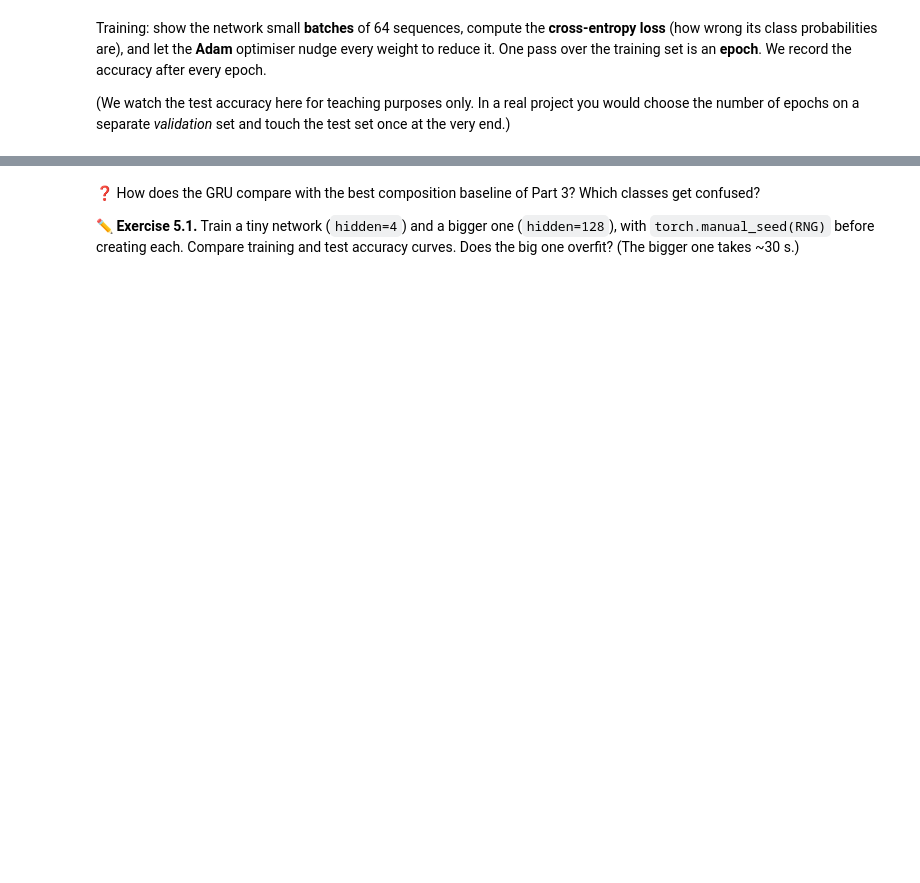
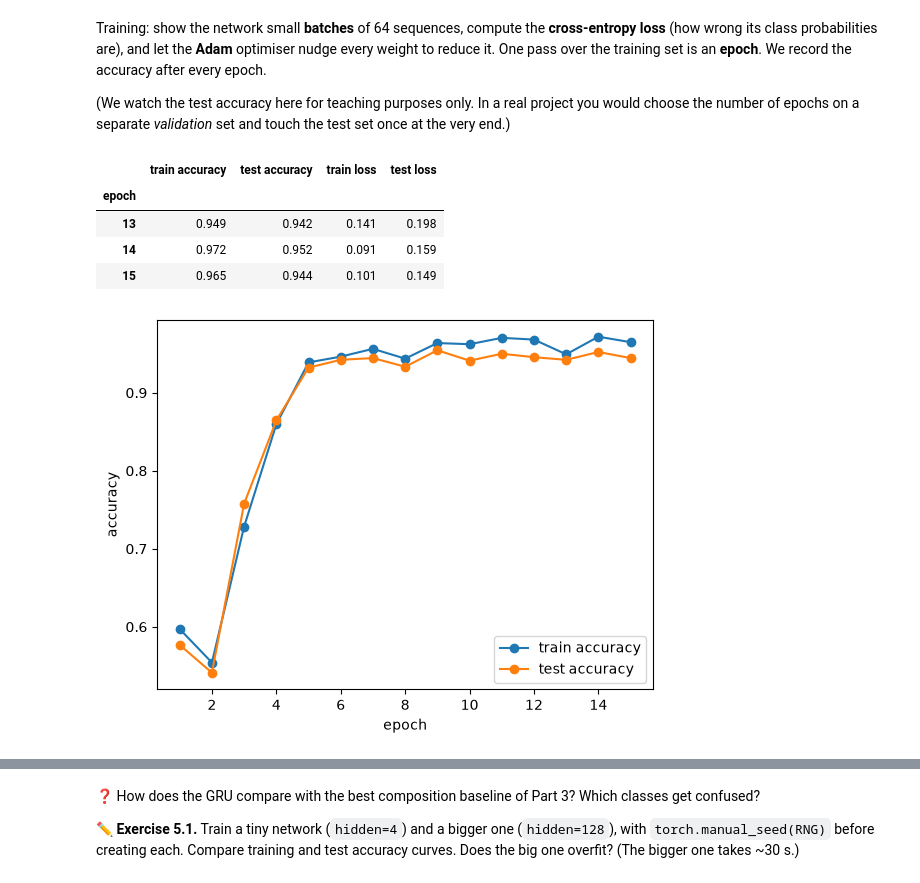
Before and after one commit to giorginolab/AI-qbio-classes, a Jupyter notebook: course/t03_rnn_protein_targeting.ipynb, the cells around one changed output, grey strips where cells are left out. Saved outputs shown, nothing was run; the diff lists cells and outputs as text; code cells hidden in the pictures; blank space fills up the shorter version.

```diff
--- a/course/t03_rnn_protein_targeting.ipynb
+++ b/course/t03_rnn_protein_targeting.ipynb
@@ -265,31 +315,46 @@ the number of epochs on a separate *validation* set and touch the test set once
 # %%
 def accuracy(model, X, Y):
     model.eval()
     with torch.no_grad():
         return (model(X).argmax(dim=1) == Y).float().mean().item()
+
+def mean_loss(model, X, Y):
+    model.eval()
+    with torch.no_grad():
+        return nn.functional.cross_entropy(model(X), Y).item()
 
 def train(model, X_tr, Y_tr, X_te, Y_te, epochs=15, lr=0.01, batch_size=64, seed=RNG):
     torch.manual_seed(seed)
     optimiser = torch.optim.Adam(model.parameters(), lr=lr)
     loss_fn = nn.CrossEntropyLoss()
     history = []
     for epoch in range(1, epochs + 1):
         model.train()
         order = torch.randperm(len(X_tr))
         for start in range(0, len(order), batch_size):
             batch = order[start:start + batch_size]
             loss = loss_fn(model(X_tr[batch]), Y_tr[batch])
             optimiser.zero_grad()            # forget the previous gradients
             loss.backward()                  # compute d(loss)/d(weight) for every weight
             optimiser.step()                 # update the weights
         history.append({"epoch": epoch,
                         "train accuracy": accuracy(model, X_tr, Y_tr),
-                        "test accuracy": accuracy(model, X_te, Y_te)})
+                        "test accuracy": accuracy(model, X_te, Y_te),
+                        "train loss": mean_loss(model, X_tr, Y_tr),
+                        "test loss": mean_loss(model, X_te, Y_te)})
     return pd.DataFrame(history).set_index("epoch")
 
 history = train(model, X_train, Y_train, X_test, Y_test, epochs=15)
-history.plot(marker="o"); plt.ylabel("accuracy");
+ACC = ["train accuracy", "test accuracy"]
+history[ACC].plot(marker="o"); plt.ylabel("accuracy");
 history.tail(3)
+# %% [output]
+|  | train accuracy | test accuracy | train loss | test loss |
+| epoch |  |  |  |  |
+| 13 | 0.949 | 0.942 | 0.141 | 0.198 |
+| 14 | 0.972 | 0.952 | 0.091 | 0.159 |
+| 15 | 0.965 | 0.944 | 0.101 | 0.149 |
+[figure, added]
 # %%
 model.eval()
 with torch.no_grad():
```
Also changed, not shown: parts of 29 cells of this notebook, 3 other files.
